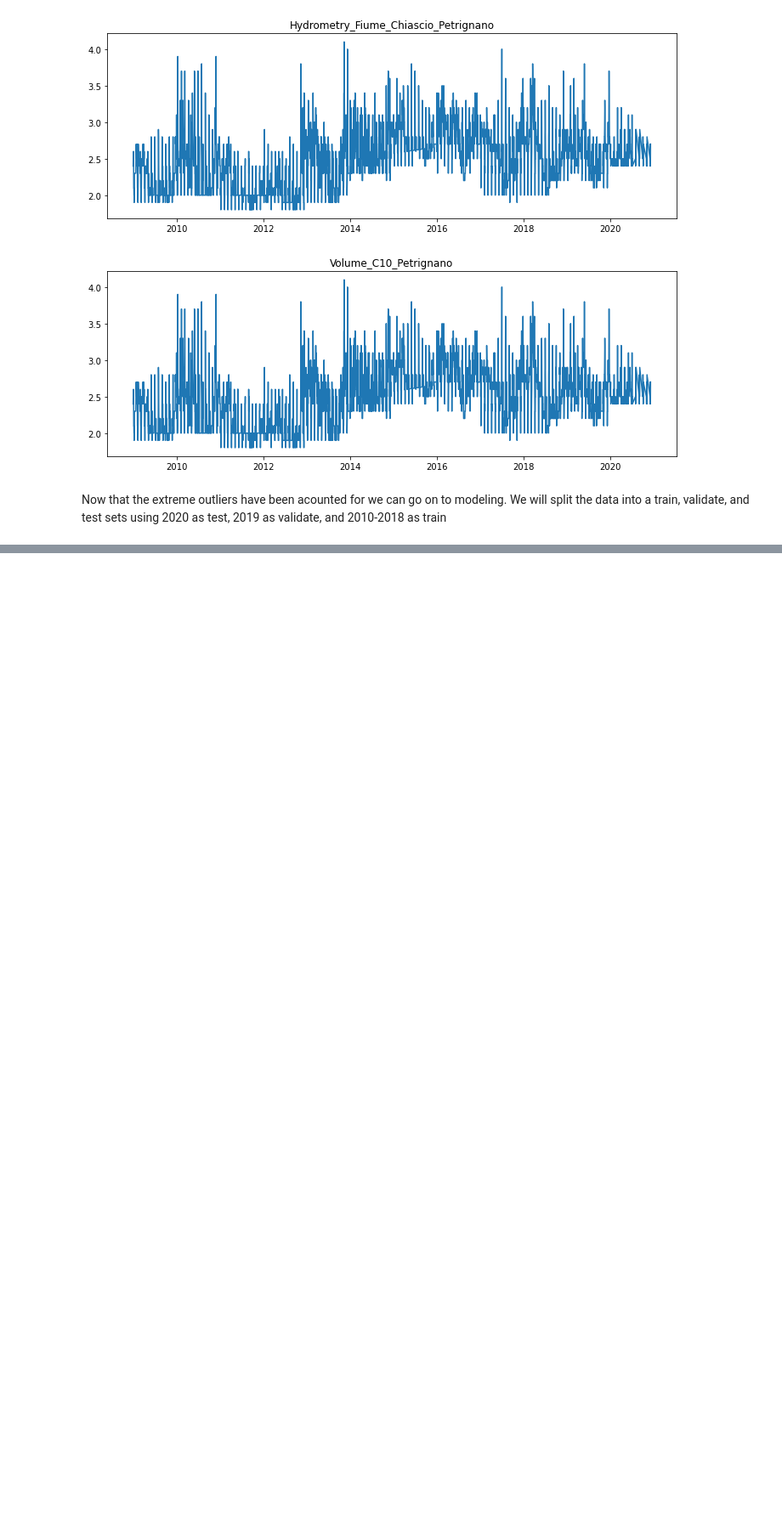
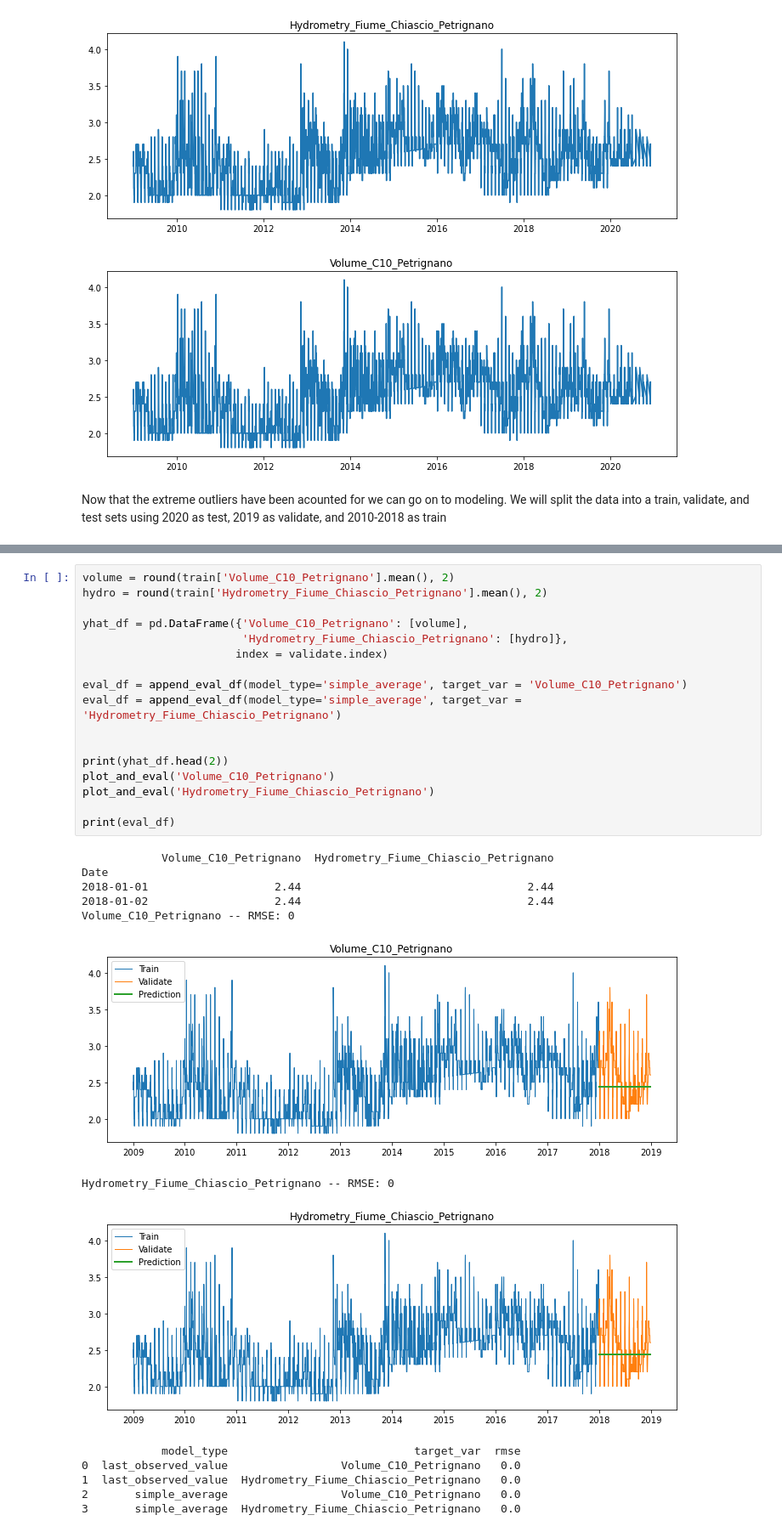
Before and after one commit to datastraine/kaggle, a Jupyter notebook: AceaSmart_Water_Analytics/acea-comp-explore.ipynb, the cells around one changed output, grey strips where cells are left out. Shown at 85% size. Cells and saved outputs as stored; diff of their text form; blank space fills up the shorter version.

```diff
--- a/AceaSmart_Water_Analytics/acea-comp-explore.ipynb
+++ b/AceaSmart_Water_Analytics/acea-comp-explore.ipynb
@@ -1289,0 +1358,31 @@ train
+# %%
+volume = round(train['Volume_C10_Petrignano'].mean(), 2)
+hydro = round(train['Hydrometry_Fiume_Chiascio_Petrignano'].mean(), 2)
+
+yhat_df = pd.DataFrame({'Volume_C10_Petrignano': [volume],
+                        'Hydrometry_Fiume_Chiascio_Petrignano': [hydro]},
+                       index = validate.index)
+
+eval_df = append_eval_df(model_type='simple_average', target_var = 'Volume_C10_Petrignano')
+eval_df = append_eval_df(model_type='simple_average', target_var = 'Hydrometry_Fiume_Chiascio_Petrignano')
+
+
+print(yhat_df.head(2))
+plot_and_eval('Volume_C10_Petrignano')
+plot_and_eval('Hydrometry_Fiume_Chiascio_Petrignano')
+
+print(eval_df)
+# %% [output]
+            Volume_C10_Petrignano  Hydrometry_Fiume_Chiascio_Petrignano
+Date
+2018-01-01                   2.44                                  2.44
+2018-01-02                   2.44                                  2.44
+Volume_C10_Petrignano -- RMSE: 0
+[figure, added]
+Hydrometry_Fiume_Chiascio_Petrignano -- RMSE: 0
+[figure, added]
+            model_type                            target_var  rmse
+0  last_observed_value                 Volume_C10_Petrignano   0.0
+1  last_observed_value  Hydrometry_Fiume_Chiascio_Petrignano   0.0
+2       simple_average                 Volume_C10_Petrignano   0.0
+3       simple_average  Hydrometry_Fiume_Chiascio_Petrignano   0.0
```
Also changed, not shown: parts of 13 cells of this notebook.
